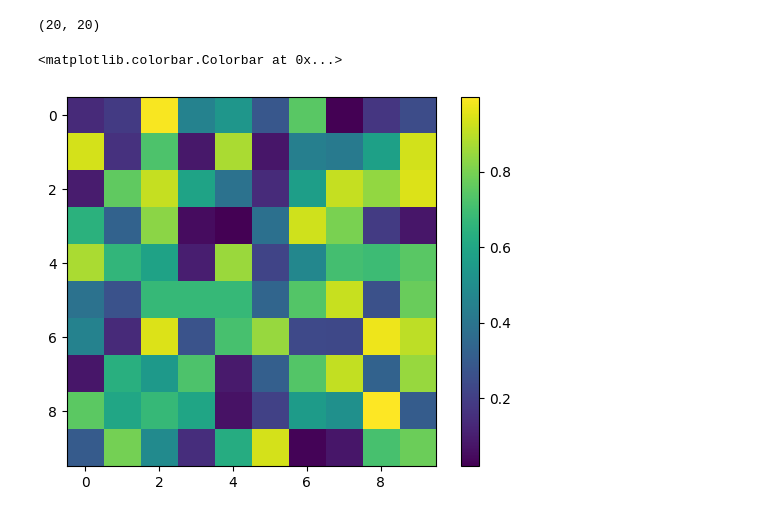
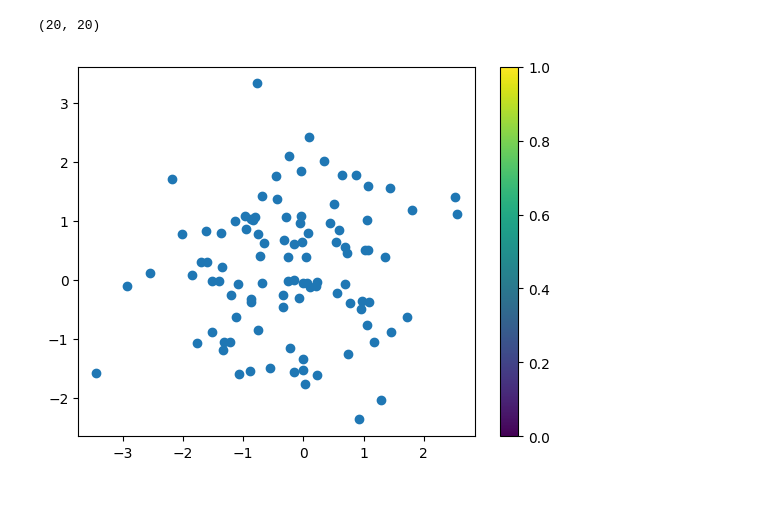
Before and after one commit to White-On/CrowdNav_Prediction_AttnGraph, a Jupyter notebook: data_analytics_plot.ipynb, the cells around one changed output. Saved outputs shown, nothing was run; the diff lists cells and outputs as text; code cells hidden in the pictures.

```diff
--- a/data_analytics_plot.ipynb
+++ b/data_analytics_plot.ipynb
@@ -96,10 +96,10 @@ print(matrix_distance_from_each_other.shape)
 [figure]
 (20, 20)
 # %%
-A = np.random.rand(10, 10)
-plt.imshow(A)
+nb_points = 100
+A = np.random.multivariate_normal([0, 0], np.eye(2), nb_points)
+plt.scatter(A[:, 0], A[:, 1])
 plt.colorbar()
 plt.show()
 # %% [output]
-<matplotlib.colorbar.Colorbar at 0x...>
-[figure, old version]
+[figure, new version]
```
Also changed, not shown: 3 other files.
